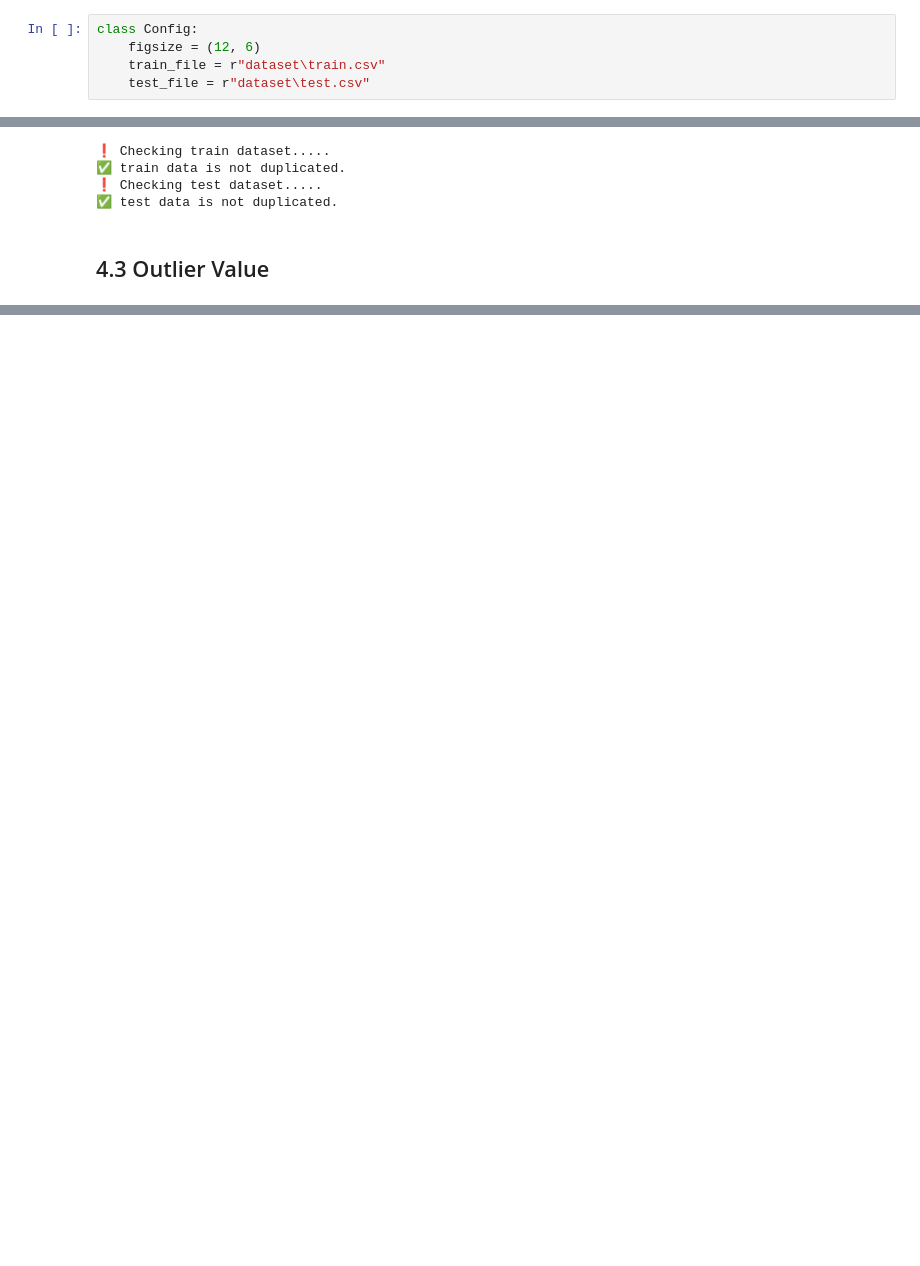
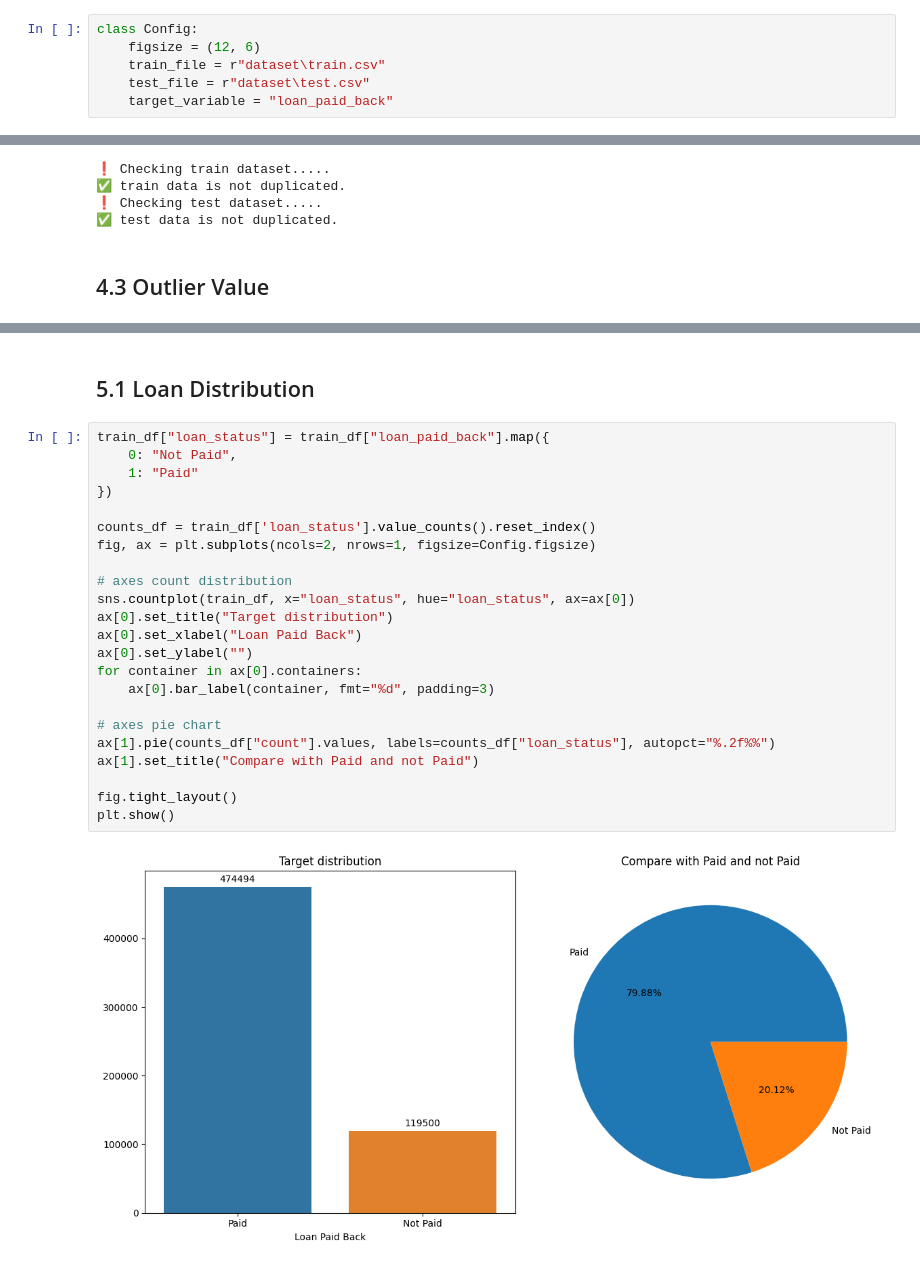
Before and after one commit to pikamanh/Predicting-Loan-Payback, a Jupyter notebook: main.ipynb, the cells around one changed output, grey strips where cells are left out. Cells and saved outputs as stored; diff of their text form; blank space fills up the shorter version.

```diff
--- a/main.ipynb
+++ b/main.ipynb
@@ -50,6 +57,7 @@ class Config:
     figsize = (12, 6)
     train_file = r"dataset\train.csv"
     test_file = r"dataset\test.csv"
+    target_variable = "loan_paid_back"
 # %% [markdown]
 # 2. Load data
 # %%
@@ -255,0 +360,27 @@ is_duplicate(train_df, "test")
+# %% [markdown]
+## 5.1 Loan Distribution
+# %%
+train_df["loan_status"] = train_df["loan_paid_back"].map({
+    0: "Not Paid",
+    1: "Paid"
+})
+
+counts_df = train_df['loan_status'].value_counts().reset_index()
+fig, ax = plt.subplots(ncols=2, nrows=1, figsize=Config.figsize)
+
+# axes count distribution
+sns.countplot(train_df, x="loan_status", hue="loan_status", ax=ax[0])
+ax[0].set_title("Target distribution")
+ax[0].set_xlabel("Loan Paid Back")
+ax[0].set_ylabel("")
+for container in ax[0].containers:
+    ax[0].bar_label(container, fmt="%d", padding=3)
+
+# axes pie chart
+ax[1].pie(counts_df["count"].values, labels=counts_df["loan_status"], autopct="%.2f%%")
+ax[1].set_title("Compare with Paid and not Paid")
+
+fig.tight_layout()
+plt.show()
+# %% [output]
+[figure, added]
```
Also changed, not shown: parts of 54 cells of this notebook, 1 other file.
